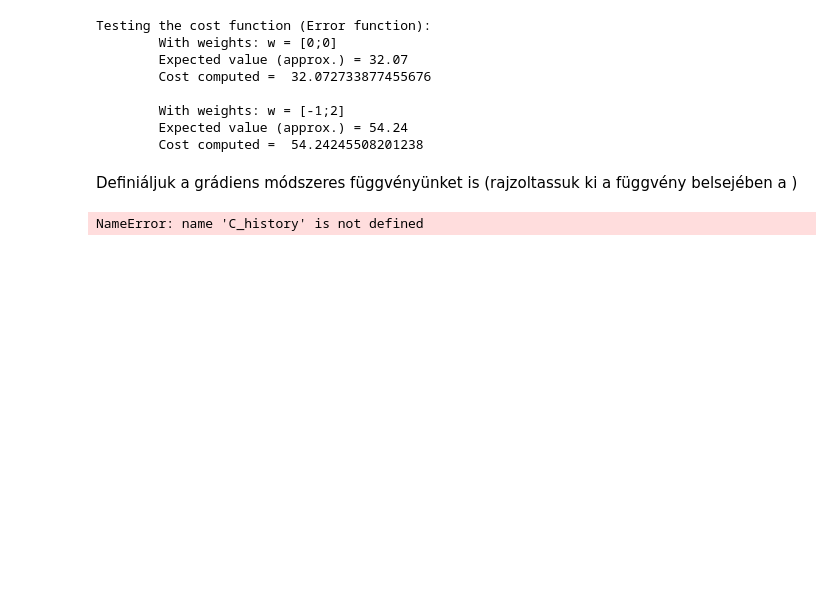
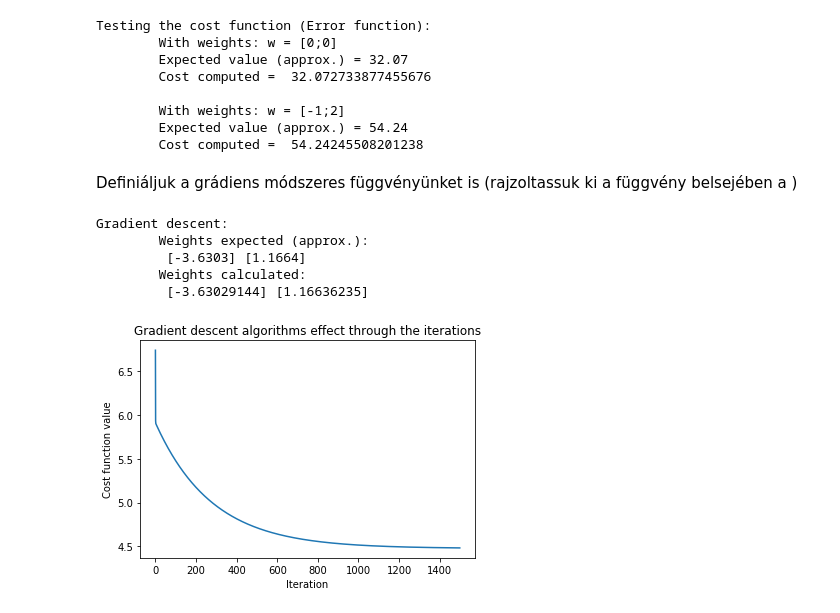
Before and after one commit to Fortuz/MIKRO_lab, a Jupyter notebook: AdaptiveRoboLabor/Jupyter/L01 - LinearRegressionOneVariable/L01 - Linear Regression with One Variable.ipynb, the cells around one changed output. Saved outputs shown, nothing was run; the diff lists cells and outputs as text; code cells hidden in the pictures; blank space fills up the shorter version.

```diff
--- a/AdaptiveRoboLabor/Jupyter/L01 - LinearRegressionOneVariable/L01 - Linear Regression with One Variable.ipynb
+++ b/AdaptiveRoboLabor/Jupyter/L01 - LinearRegressionOneVariable/L01 - Linear Regression with One Variable.ipynb
@@ -163,15 +168,27 @@ def gradientDescent(X, Y, w, learning_rate, epochs):
         new_w=np.zeros((2,1))
         new_w[0] = w[0] - (learning_rate/m) * np.sum(X@w-Y, axis=None)
         new_w[1] = w[1] - (learning_rate/m) * np.sum((X@w-Y)*(X[:,1].reshape(97,1)), axis=None)
-        w=neww.copy()
+        w=new_w.copy()
         C_history[i] =computeCost(X,Y,w)
 
-   # plt.plot(range(0,C_history.size),C_history)
-   # plt.show()
-
-    return w
+    return w,C_history
+# %%
+print('''\nGradient descent:
+\tWeights expected (approx.):
+\t [-3.6303] [1.1664]''')
+w,C_history=gradientDescent(X,Y,w,learning_rate,epochs)
+print('\tWeights calculated:\n\t',w[0],w[1])
+# %% [output]
+Gradient descent:
+        Weights expected (approx.):
+         [-3.6303] [1.1664]
+        Weights calculated:
+         [-3.63029144] [1.16636235]
 # %%
-plt.plot(range(0,C_history.size),C_history)
+plt.plot(range(0, C_history.size), C_history)
+plt.title("Gradient descent algorithms effect through the iterations")
+plt.xlabel("Iteration")
+plt.ylabel("Cost function value")
 plt.show()
 # %% [output]
-NameError: name 'C_history' is not defined
+[figure, added]
```
Also changed, not shown: parts of 13 cells of this notebook, 6 other files.
